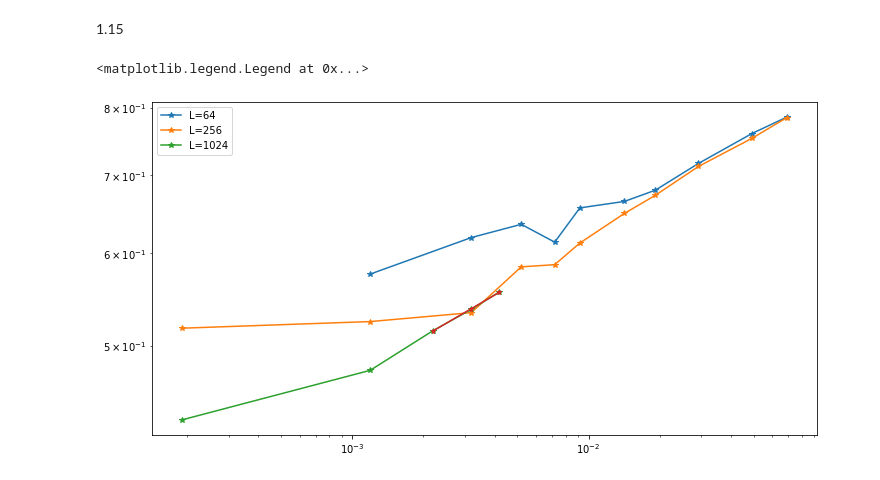
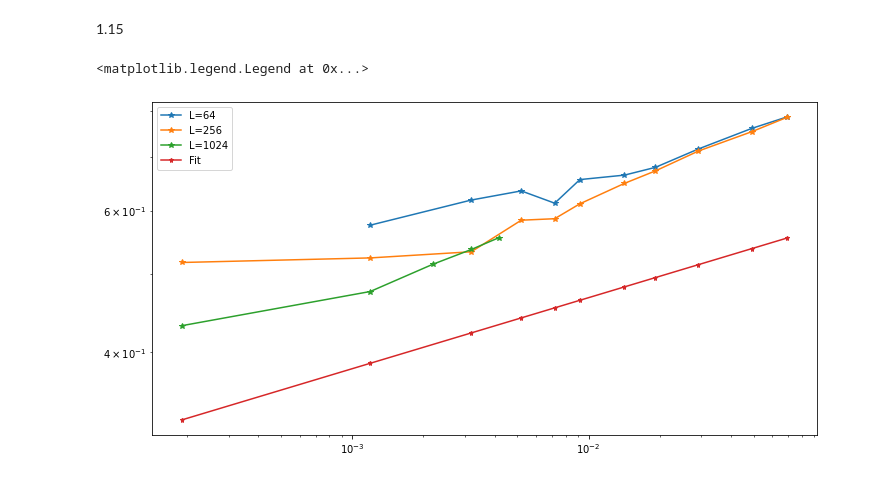
Before and after one commit to klashenriksson/MCSim_CPF, a Jupyter notebook: analysis/result_analyzer.ipynb, the cells around one changed output. Drawn from its saved outputs; the diff is of its cells as text; code cells hidden in the pictures.

Commit message:
evaluate beta

```diff
--- a/analysis/result_analyzer.ipynb
+++ b/analysis/result_analyzer.ipynb
@@ -63,29 +63,29 @@ ax2.legend()
 # %%
 df = pd.read_csv("Cluster/aggregated_results.txt", sep=" ")
 Tc = 2.26919
 
 L_64 = df[df["L"] == 64]
 L_256 = df[df["L"] == 256]
 L_1024 = df[df["L"] == 1024]
 
 Ls = [L_64, L_256, L_1024]
 fig, ax = plt.subplots(figsize=(10, 5), layout='constrained')
 for data in Ls:
     Ts = data["T"]
     m = data["m"]
     L = data["L"].iloc[0]
 
     ax.loglog(Tc - Ts, m, '-*', label=f"L={L}")
 
 
 Ts = L_1024["T"]
 m = L_1024["m"]
 x = Tc-Ts
 
 (offset, beta) = np.polynomial.Polynomial.fit(np.log(x[0:3]), np.log(m[0:3]), 1).convert().coef
 (offset, beta)
-ax.loglog(x[0:3], np.exp(offset)*np.power(x[0:3], beta), '-*',markersize=5,label='Fit')
+ax.loglog(x, np.exp(offset)*np.power(x, beta), '-*',markersize=5,label='Fit')
 ax.legend()
 # %% [output]
 <matplotlib.legend.Legend at 0x...>
-[figure, old version]
+[figure, new version]
```
